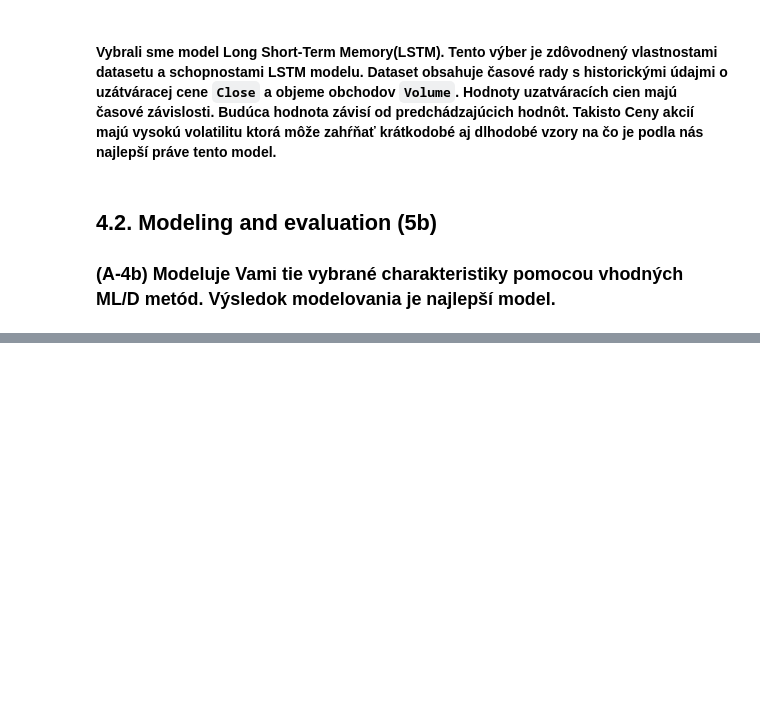
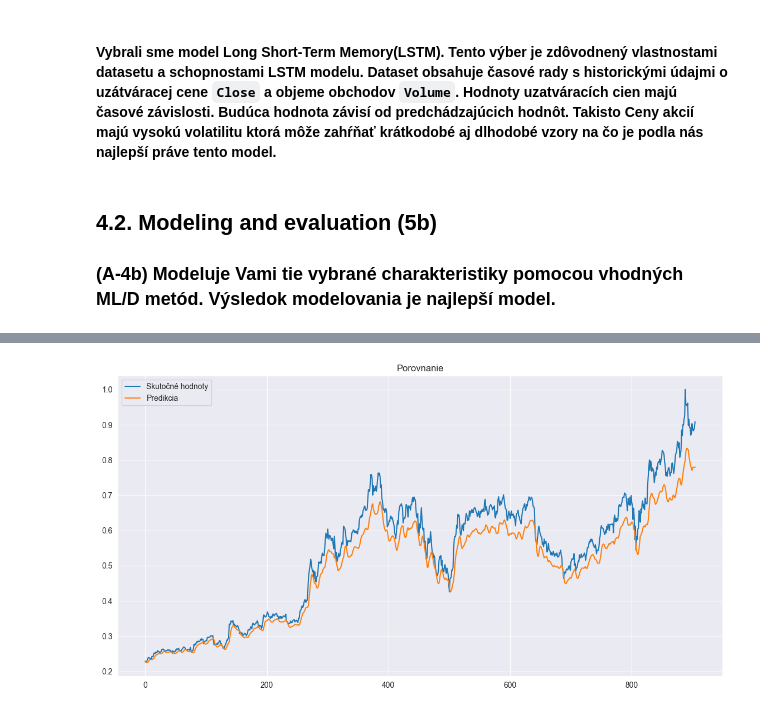
Before and after one commit to JakubIvacek/IAU_PROJECT, a Jupyter notebook: Activity.ipynb, the cells around one changed output, grey strips where cells are left out. Drawn from its saved outputs; the diff is of its cells as text; code cells hidden in the pictures; blank space fills up the shorter version.

```diff
--- a/Activity.ipynb
+++ b/Activity.ipynb
@@ -172,3 +174,20 @@ X_train.shape, X_test.shape, Y_train.shape, Y_test.shape
 # %% [markdown]
 ## 4.2. Modeling and evaluation (5b)
 ### (A-4b)	Modeluje Vami tie vybrané charakteristiky pomocou vhodných ML/D metód. Výsledok modelovania je najlepší model.
+# %%
+from tensorflow.keras.models import Sequential
+from tensorflow.keras.layers import LSTM, Dense, Dropout, Input
+
+# Definícia LSTM modelu
+model = Sequential([
+    Input(shape=(time_step, 2)),
+    LSTM(50, return_sequences=True),
+    Dropout(0.2),                         # D
+    LSTM(50, return_sequences=False),
+    Dropout(0.2),
+    Dense(1)
+])
+
+# Kompilácia modelu
+model.compile(optimizer='adam', loss='mean_squared_error')
+model.summary()
@@ -174,0 +212,3 @@ X_train.shape, X_test.shape, Y_train.shape, Y_test.shape
+# %%
+# Trénovanie modelu
+history = model.fit(X_train, Y_train, epochs=50, batch_size=32, validation_data=(X_test, Y_test), verbose=1)
@@ -174,0 +233,25 @@ X_train.shape, X_test.shape, Y_train.shape, Y_test.shape
+# %%
+# Predikcia na testovacej množine
+Y_pred = model.predict(X_test)
+
+# Pridanie fiktívnych hodnôt na zachovanie pôvodného rozmeru (napr. [905, 2])
+Y_test_full = np.zeros((len(Y_test), 2))
+Y_test_full[:, 0] = Y_test.flatten()
+
+Y_pred_full = np.zeros((len(Y_pred), 2))
+Y_pred_full[:, 0] = Y_pred.flatten()
+
+# Denormalizácia pomocou scaler
+Y_test_denorm = scaler.inverse_transform(Y_test_full)[:, 0]
+Y_pred_denorm = scaler.inverse_transform(Y_pred_full)[:, 0]
+
+
+# Vizualizácia výsledkov
+import matplotlib.pyplot as plt
+plt.figure(figsize=(14, 7))
+plt.plot(Y_test, label='Skutočné hodnoty')
+plt.plot(Y_pred, label='Predikcia')
+plt.title('Porovnanie')
+plt.legend()
+plt.show()
+# %% [output]
@@ -175 +259,2 @@ X_train.shape, X_test.shape, Y_train.shape, Y_test.shape
+[figure, added]
 # %% [markdown]
```
Also changed, not shown: parts of 8 cells of this notebook.
